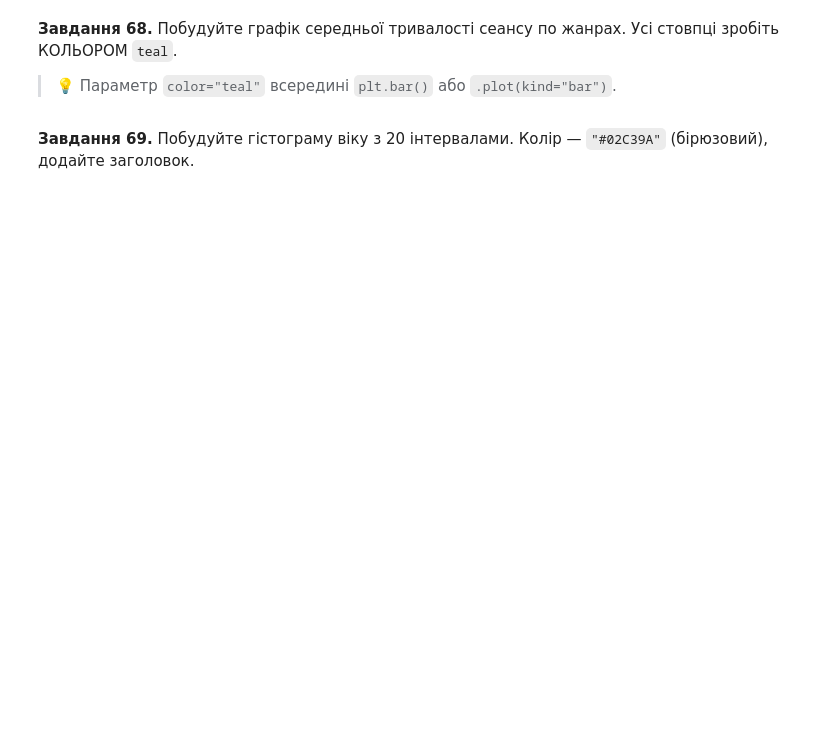
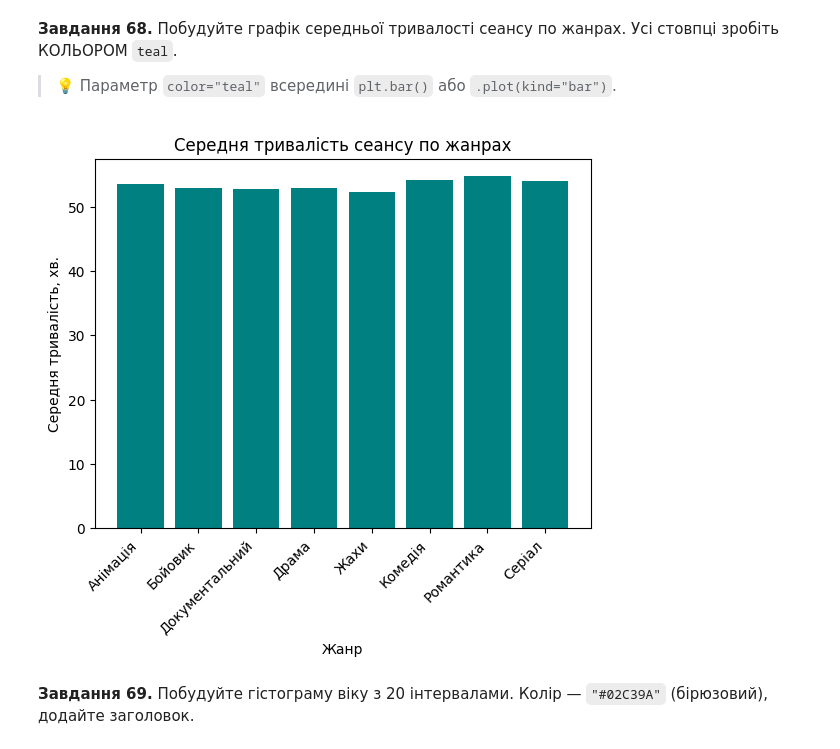
Before and after one commit to ParusSlava/DTA_2026, a Jupyter notebook: homework/29_05_26_Nazar_pandas_viz_practice.ipynb, the cells around one changed output. Cells and saved outputs as stored; diff of their text form; code cells hidden in the pictures; blank space fills up the shorter version.

```diff
--- a/homework/29_05_26_Nazar_pandas_viz_practice.ipynb
+++ b/homework/29_05_26_Nazar_pandas_viz_practice.ipynb
@@ -1185,2 +1205,15 @@ plt.show()
+# %%
+# Завдання 68:
+genre_avg = sess.groupby('genre')['duration_min'].mean()
+
+plt.bar(genre_avg.index, genre_avg.values, color='teal')
+
+plt.title('Середня тривалість сеансу по жанрах')
+plt.xlabel('Жанр')
+plt.ylabel('Середня тривалість, хв.')
+plt.xticks(rotation=45, ha='right')
+plt.show()
+# %% [output]
+[figure, added]
 # %% [markdown]
 **Завдання 69.** Побудуйте гістограму віку з 20 інтервалами. Колір — `"#02C39A"` (бірюзовий), додайте заголовок.
```
Also changed, not shown: parts of 30 cells of this notebook.
